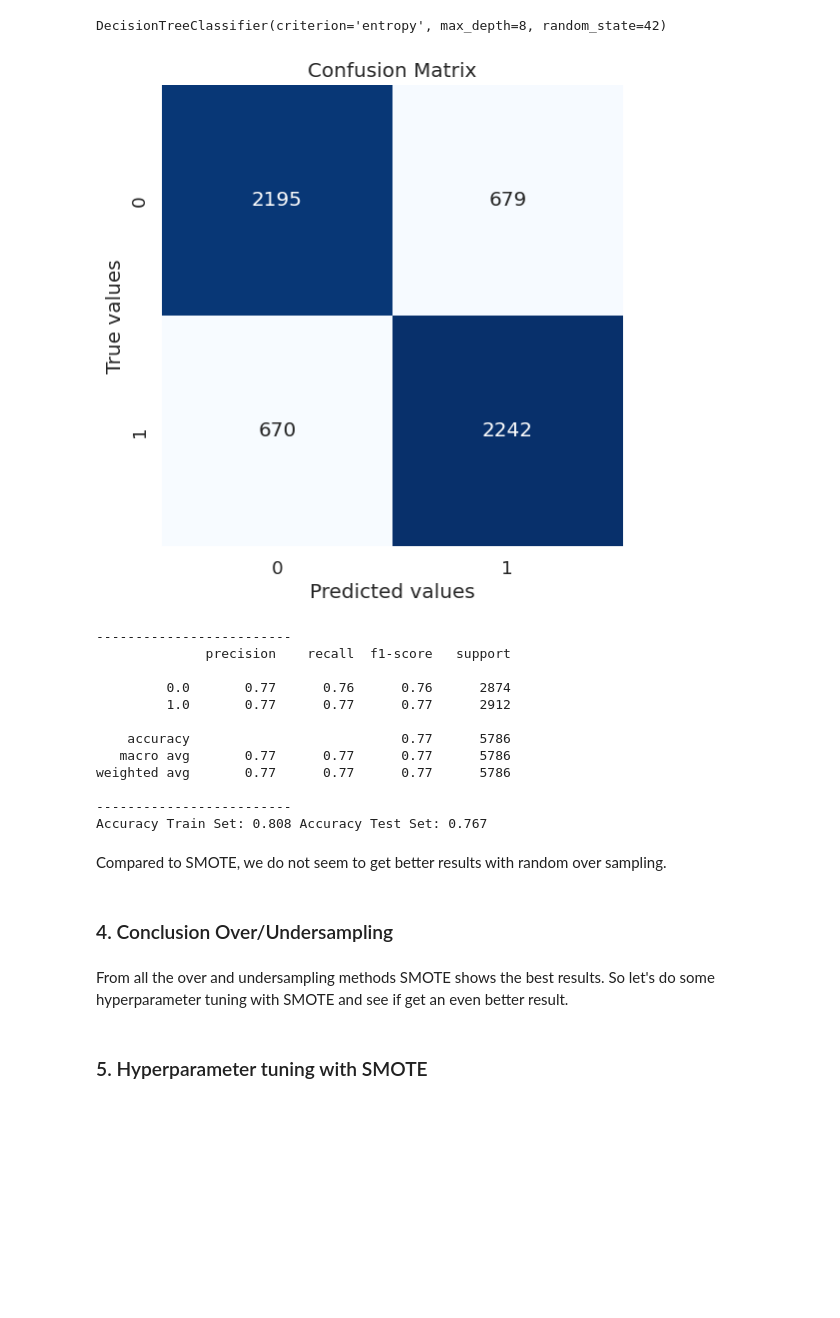
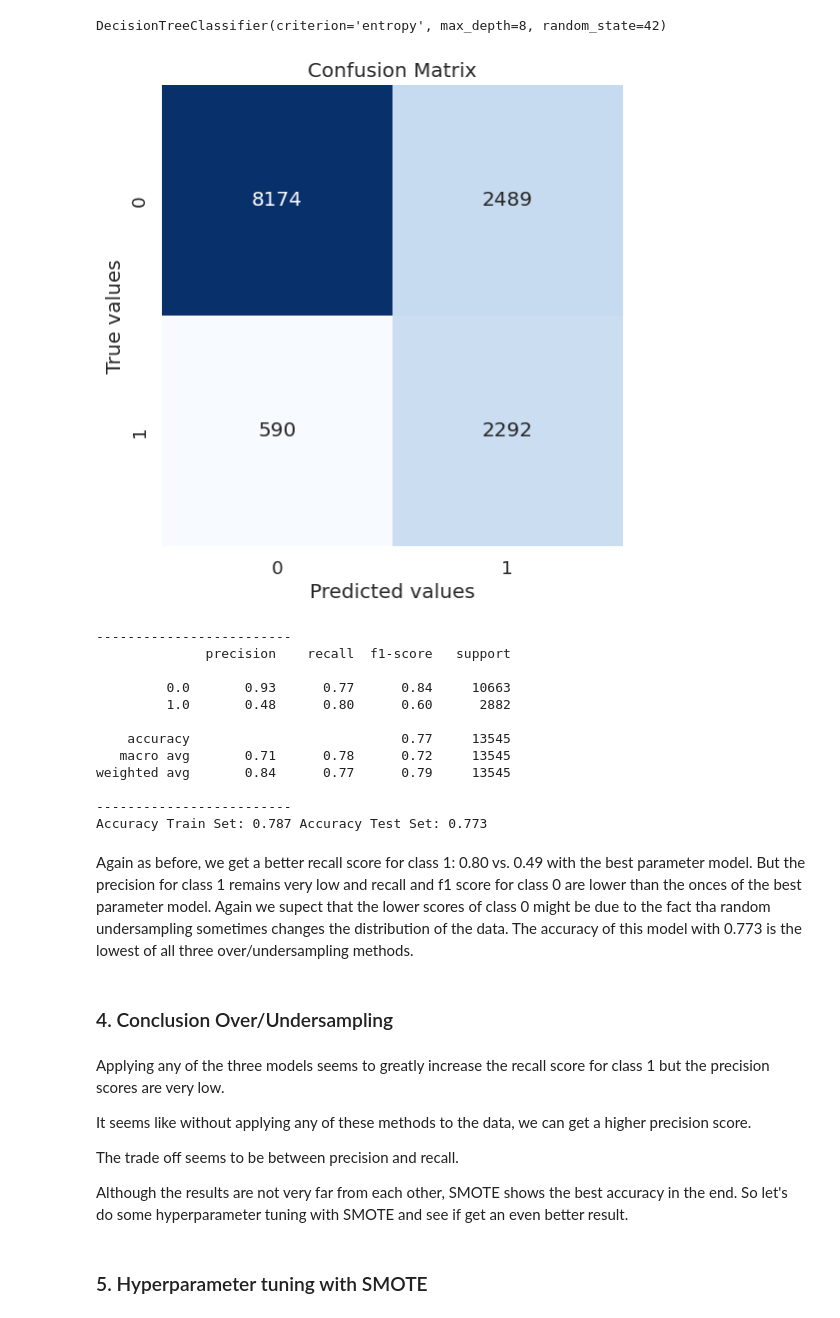
Before and after one commit to claudiawiese/weather_project, a Jupyter notebook: notebooks/MLModels/DecisionTreeModelling.ipynb, the cells around one changed output. Cells and saved outputs as stored; diff of their text form; code cells hidden in the pictures; blank space fills up the shorter version.

Commit message:
Updated ML Models

```diff
--- a/notebooks/MLModels/DecisionTreeModelling.ipynb
+++ b/notebooks/MLModels/DecisionTreeModelling.ipynb
@@ -20,7 +20,7 @@ from imblearn.under_sampling import RandomUnderSampler,  ClusterCentroids
 
 from joblib import dump, load
 # %%
-df = pd.read_csv('weatherAUS_imputed.csv')
+df = pd.read_csv('../../Data/processed/weatherAUS_imputed.csv')
 display(df.head())
 df.shape
 # %% [output]
@@ -49,9 +49,9 @@ def roc_curve_custom(model, X, y):
     plt.show()
 # %%
 #We will also define a function to display the confusion matrix and classification_report
-def confusion_matrix_classification_report(y_test, y_pred_test, y_train, y_pred_train):
+def confusion_matrix_classification_report(test, pred_test, train, pred_train):
     #calculate confusion matrix
-    conf_matrix = confusion_matrix(y_test, y_pred_test)
+    conf_matrix = confusion_matrix(test, pred_test)
 
     # Plot confusion matrix
     plt.figure(figsize=(8, 6))
@@ -63,7 +63,7 @@ def confusion_matrix_classification_report(y_test, y_pred_test, y_train, y_pred_
     plt.show()
 
     # Generate classification report
-    report = classification_report(y_test, y_pred_test)
+    report = classification_report(test, pred_test)
 
     # Print the classification report
     print('-------------------------')
@@ -71,8 +71,8 @@ def confusion_matrix_classification_report(y_test, y_pred_test, y_train, y_pred_
 
     # Calculate accuracy for both sets
     print('-------------------------')
-    train_accuracy = accuracy_score(y_train, y_pred_train)
-    test_accuracy = accuracy_score(y_test, y_pred_test)
+    train_accuracy = accuracy_score(train, pred_train)
+    test_accuracy = accuracy_score(test, pred_test)
     print("Accuracy Train Set:", np.round(train_accuracy,3), "Accuracy Test Set:", np.round(test_accuracy,3))
 # %% [markdown]
 ### Decision Tree Classifier
@@ -240,4 +237,4 @@ Smote seems to work better. No we get scores for all metrics over 0.80. Unfortun
 ### 3.1 Radom Undersampling
 # %%
 rus = RandomUnderSampler()
-sample_rus = rus.fit_resample(data,target)
+X_rus, y_rus = rus.fit_resample(X_train,y_train)
@@ -246,32 +241,38 @@ X_train_rus, X_test_rus, y_train_rus, y_test_rus = train_test_split(sample_rus[0
 # %%
 dt_rus = DecisionTreeClassifier(criterion='entropy', max_depth=8, random_state=42)
-dt_rus.fit(X_train_rus, y_train_rus)
+dt_rus.fit(X_rus, y_rus)
 # %% [output]
 DecisionTreeClassifier(criterion='entropy', max_depth=8, random_state=42)
 # %%
-y_pred_test_rus= dt_rus.predict(X_test_rus)
-y_pred_train_rus = dt_rus.predict(X_train_rus)
-confusion_matrix_classification_report(y_test_rus, y_pred_test_rus, y_train_rus, y_pred_train_rus)
+y_pred_test_rus= dt_rus.predict(X_test)
+y_pred_train_rus = dt_rus.predict(X_train)
+confusion_matrix_classification_report(y_test, y_pred_test_rus, y_train, y_pred_train_rus)
 # %% [output]
-[figure, old version]
+[figure, new version]
 -------------------------
               precision    recall  f1-score   support
 
-         0.0       0.77      0.76      0.76      2874
-         1.0       0.77      0.77      0.77      2912
+         0.0       0.93      0.77      0.84     10663
+         1.0       0.48      0.80      0.60      2882
 
-    accuracy                           0.77      5786
-   macro avg       0.77      0.77      0.77      5786
-weighted avg       0.77      0.77      0.77      5786
+    accuracy                           0.77     13545
+   macro avg       0.71      0.78      0.72     13545
+weighted avg       0.84      0.77      0.79     13545
 
 -------------------------
-Accuracy Train Set: 0.808 Accuracy Test Set: 0.767
+Accuracy Train Set: 0.787 Accuracy Test Set: 0.773
-# %% [markdown]
-Compared to SMOTE, we do not seem to get better results with random over sampling.
+# %% [markdown]
+Again as before, we get a better recall score for class 1: 0.80 vs. 0.49 with the best parameter model. But the precision for class 1 remains very low and recall and f1 score for class 0 are lower than the onces of the best parameter model. Again we supect that the lower scores of class 0 might be due to the fact tha random undersampling sometimes changes the distribution of the data. The accuracy of this model with 0.773 is the lowest of all three over/undersampling methods.
 # %% [markdown]
 ### 4. Conclusion Over/Undersampling
 # %% [markdown]
-From all the over and undersampling methods SMOTE shows the best results. So let's do some hyperparameter tuning with SMOTE and see if get an even better result.
+Applying any of the three models seems to greatly increase the recall score for class 1 but the precision scores are very low.
+
+It seems like without applying any of these methods to the data, we can get a higher precision score.
+
+The trade off seems to be between precision and recall.
+
+Although the results are not very far from each other, SMOTE shows the best accuracy in the end. So let's do some hyperparameter tuning with SMOTE and see if get an even better result.
 # %% [markdown]
 ### 5. Hyperparameter tuning with SMOTE
 # %% [markdown]
```
Also changed, not shown: parts of 24 cells of this notebook, 1 other file.
